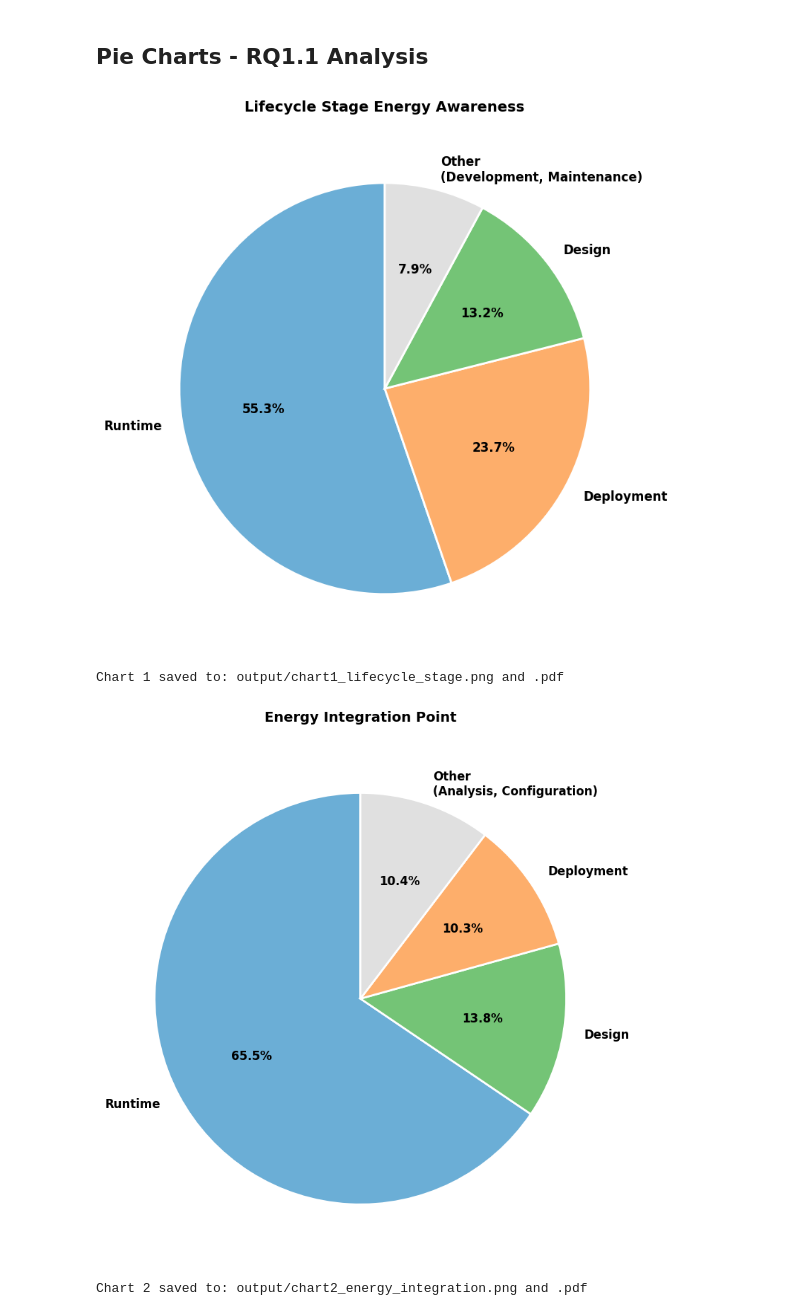
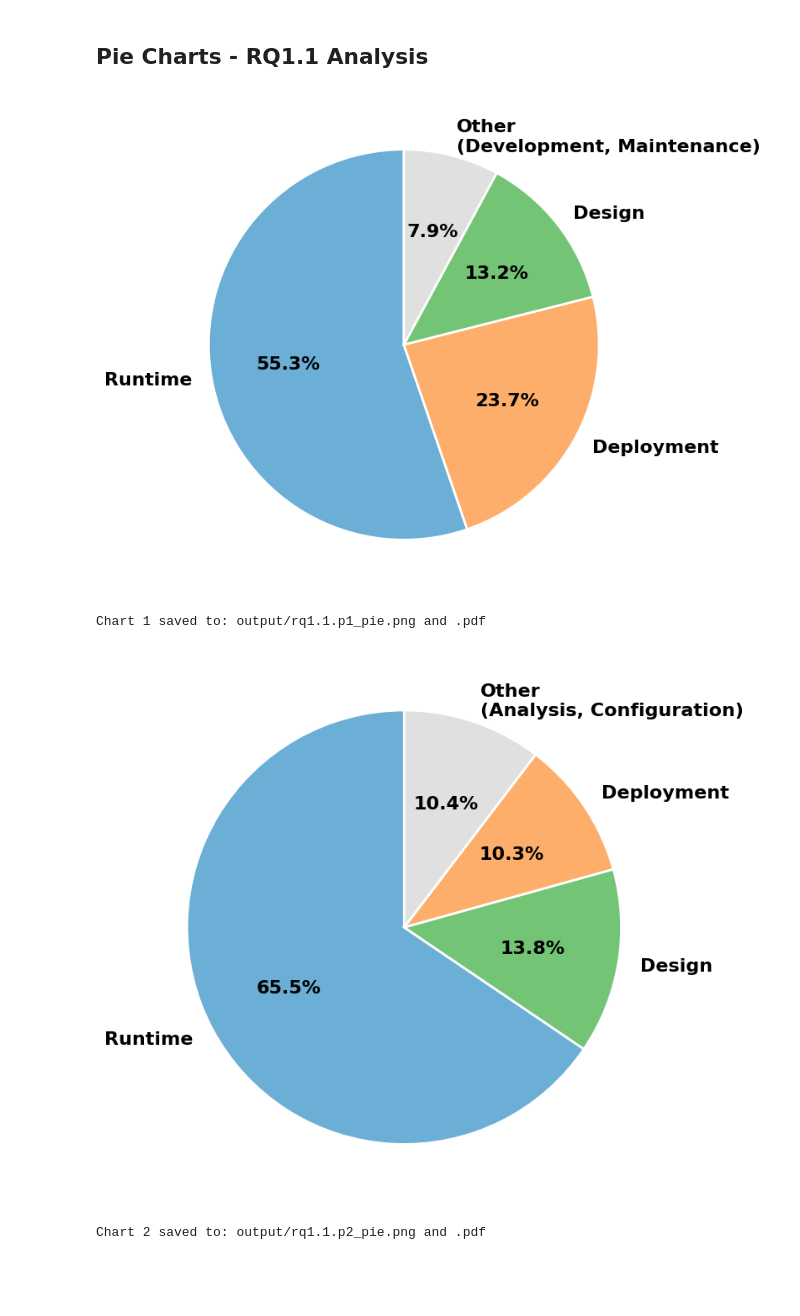
Before and after one commit to eoanodea/slr, a Jupyter notebook: 6-data-visualisation/generate-graphs.ipynb, the cells around one changed output. Drawn from its saved outputs; the diff is of its cells as text; code cells hidden in the pictures; blank space fills up the shorter version.

Commit message:
updated pie charts for rq1.1.p1-3

```diff
--- a/6-data-visualisation/generate-graphs.ipynb
+++ b/6-data-visualisation/generate-graphs.ipynb
@@ -280,16 +289,15 @@ wedges1, texts1, autotexts1 = ax1.pie(
     autopct='%1.1f%%',
     startangle=90,
     colors=colors1,
-    textprops={'fontsize': 12, 'fontweight': 'bold'},
+    textprops={'fontsize': 16, 'fontweight': 'bold'},
     wedgeprops={'edgecolor': 'white', 'linewidth': 2}
 )
-ax1.set_title('Lifecycle Stage Energy Awareness', fontsize=14, fontweight='bold', pad=20)
 plt.tight_layout()
-fig1.savefig(os.path.join(output_dir, 'chart1_lifecycle_stage.png'), dpi=300, bbox_inches='tight')
-fig1.savefig(os.path.join(output_dir, 'chart1_lifecycle_stage.pdf'), bbox_inches='tight')
+file_name = 'rq1.1.p1_pie'
+fig1.savefig(os.path.join(output_dir, file_name + '.png'), dpi=300, bbox_inches='tight')
+fig1.savefig(os.path.join(output_dir, file_name + '.pdf'), bbox_inches='tight')
 plt.show()
-print(f"Chart 1 saved to: {output_dir}/chart1_lifecycle_stage.png and .pdf")
-
+print(f"Chart 1 saved to: {output_dir}/{file_name}.png and .pdf")
 # Chart 2: Energy Integration Point
 data2 = {
     'Category': ['Runtime', 'Design', 'Deployment', 'Other\n(Analysis, Configuration)'],
@@ -306,70 +314,66 @@ wedges2, texts2, autotexts2 = ax2.pie(
     autopct='%1.1f%%',
     startangle=90,
     colors=colors2,
-    textprops={'fontsize': 12, 'fontweight': 'bold'},
+    textprops={'fontsize': 16, 'fontweight': 'bold'},
     wedgeprops={'edgecolor': 'white', 'linewidth': 2}
 )
-ax2.set_title('Energy Integration Point', fontsize=14, fontweight='bold', pad=20)
 plt.tight_layout()
-fig2.savefig(os.path.join(output_dir, 'chart2_energy_integration.png'), dpi=300, bbox_inches='tight')
-fig2.savefig(os.path.join(output_dir, 'chart2_energy_integration.pdf'), bbox_inches='tight')
+file_name = 'rq1.1.p2_pie'
+fig2.savefig(os.path.join(output_dir, file_name + '.png'), dpi=300, bbox_inches='tight')
+fig2.savefig(os.path.join(output_dir, file_name + '.pdf'), bbox_inches='tight')
 plt.show()
-print(f"Chart 2 saved to: {output_dir}/chart2_energy_integration.png and .pdf")
+print(f"Chart 2 saved to: {output_dir}/{file_name}.png and .pdf")
 
 # Chart 3: Integration Approach
-# Separate items with count = 2 and count = 1
 data3 = {
     'Category': ['RuntimeMonitoring', 'RuntimeAdaptation', 'RuntimeScheduling',
-                 'RuntimePowerManagement', 'Other\n(RuntimeDeployment, QoS)', 'Other\n(Metadata, Autoscaling, ...)'],
-    'Count': [18, 8, 6, 5, 4, 4],  # 2 items with count=2 (4 total), 4 items with count=1 (4 total)
-    'Percentage': [34.62, 15.38, 11.54, 9.62, 7.69, 7.69]
+                 'RuntimePowerManagement', 'Other\n(RuntimeDeployment, QoS, ...)'],
+    'Count': [18, 8, 6, 5, 8],  # Combined all items with count <= 2
+    'Percentage': [34.62, 15.38, 11.54, 9.62, 15.38]
 }
 df3 = pd.DataFrame(data3)
-colors3 = ['#6baed6', '#9ecae1', '#c6dbef', '#deebf7', '#d0d0d0', '#e8e8e8']  # Lighter shades of blue + grays
+colors3 = ['#6baed6', '#9ecae1', '#c6dbef', '#deebf7', '#e0e0e0']  # Lighter shades of blue + gray
 
 fig3, ax3 = plt.subplots(figsize=(8, 8))
 wedges3, texts3, autotexts3 = ax3.pie(
     df3['Percentage'],
     labels=df3['Category'],
     autopct='%1.1f%%',
     startangle=90,
     colors=colors3,
-    textprops={'fontsize': 11, 'fontweight': 'bold'},
+    textprops={'fontsize': 14, 'fontweight': 'bold'},
     wedgeprops={'edgecolor': 'white', 'linewidth': 2}
 )
-ax3.set_title('Integration Approach', fontsize=14, fontweight='bold', pad=20)
 plt.tight_layout()
-fig3.savefig(os.path.join(output_dir, 'chart3_integration_approach.png'), dpi=300, bbox_inches='tight')
-fig3.savefig(os.path.join(output_dir, 'chart3_integration_approach.pdf'), bbox_inches='tight')
+file_name = 'rq1.1.p3_pie'
+fig3.savefig(os.path.join(output_dir, file_name + '.png'), dpi=300, bbox_inches='tight')
+fig3.savefig(os.path.join(output_dir, file_name + '.pdf'), bbox_inches='tight')
 plt.show()
-print(f"Chart 3 saved to: {output_dir}/chart3_integration_approach.png and .pdf")
+print(f"Chart 3 saved to: {output_dir}/{file_name}.png and .pdf")
 
 # Print breakdown of "Other" categories
 print("\n=== Other Categories Breakdown ===\n")
 print("Chart 1 - Lifecycle Stage Energy Awareness (Other):")
 print("  • Development: 2 (5.26%)")
 print("  • Maintenance: 1 (2.63%)")
 print("  Total: 3 (7.89%)\n")
 
 print("Chart 2 - Energy Integration Point (Other):")
 print("  • Analysis: 1 (3.45%)")
 print("  • Configuration: 1 (3.45%)")
 print("  • Development: 1 (3.45%)")
 print("  Total: 3 (10.35%)\n")
 
-print("Chart 3 - Integration Approach (Other - RuntimeDeployment, QoS):")
+print("Chart 3 - Integration Approach (Other):")
 print("  • RuntimeDeploymentManagement: 2 (3.85%)")
 print("  • QoSDrivenControl: 2 (3.85%)")
-print("  Total: 4 (7.69%)\n")
-
-print("Chart 3 - Integration Approach (Other - Metadata, Autoscaling, ...):")
 print("  • MetadataDrivenIntegration: 1 (1.92%)")
 print("  • RuntimeAutoscaling: 1 (1.92%)")
 print("  • Brownout: 1 (1.92%)")
 print("  • DesignTimeAnalysis: 1 (1.92%)")
-print("  Total: 4 (7.69%)")
+print("  Total: 8 (15.38%)")
 # %% [output]
-[figure, old version]
+[figure, new version]
-Chart 1 saved to: output/chart1_lifecycle_stage.png and .pdf
+Chart 1 saved to: output/rq1.1.p1_pie.png and .pdf
-[figure, old version]
+[figure, new version]
-Chart 2 saved to: output/chart2_energy_integration.png and .pdf
+Chart 2 saved to: output/rq1.1.p2_pie.png and .pdf
```
Also changed, not shown: parts of 6 cells of this notebook, 12 other files.
